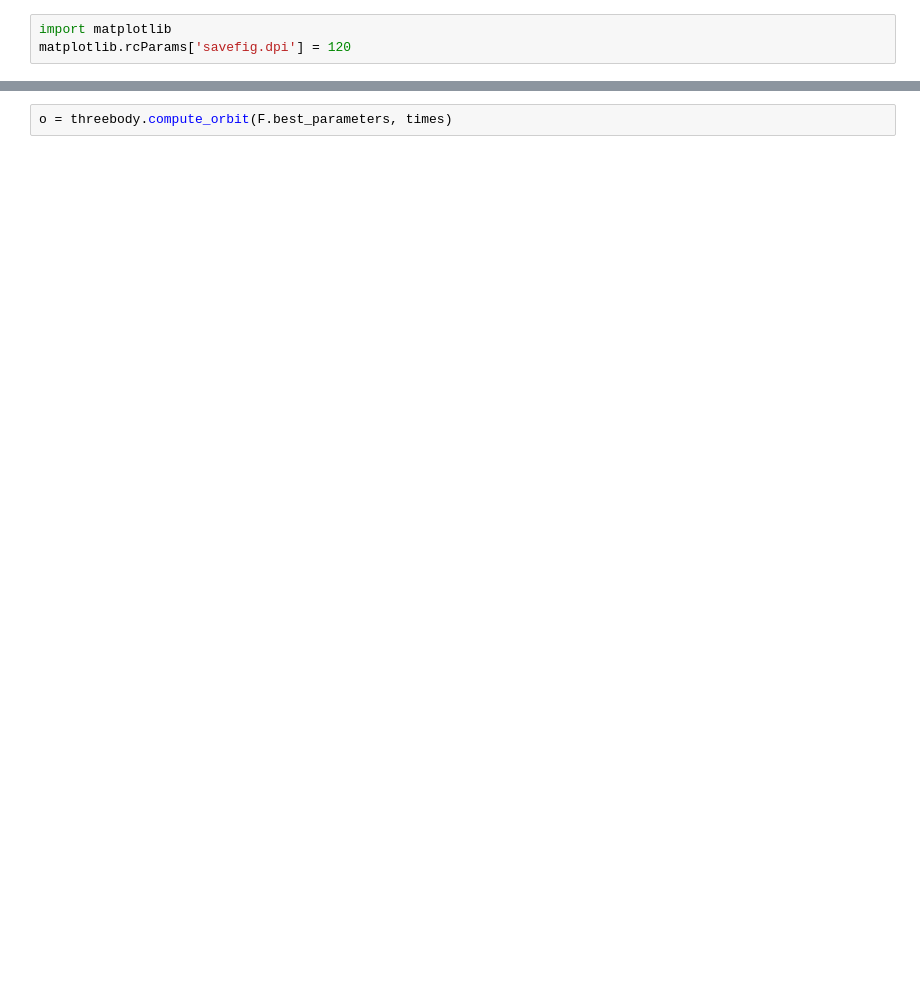
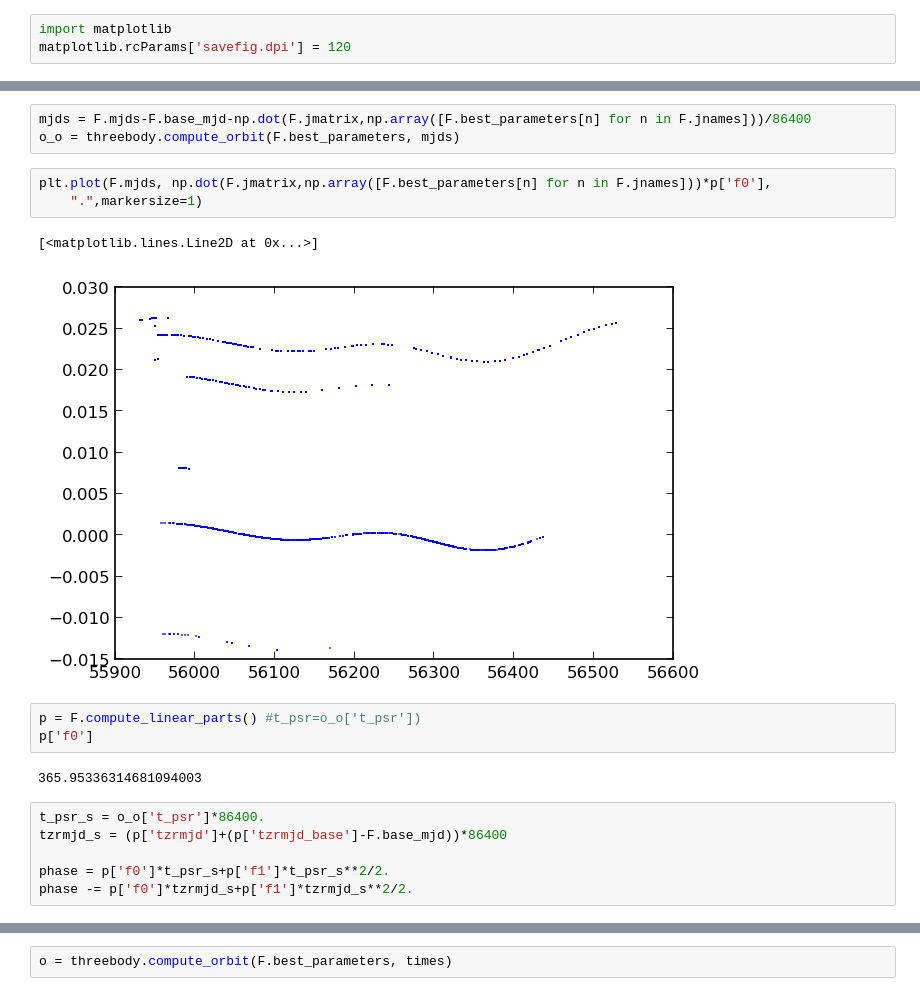
Before and after one commit to aarchiba/triplesystem, a Jupyter notebook: a-toa-generation.ipynb, the cells around one changed output, grey strips where cells are left out. Saved outputs shown, nothing was run; the diff lists cells and outputs as text; blank space fills up the shorter version.

```diff
--- a/a-toa-generation.ipynb
+++ b/a-toa-generation.ipynb
@@ -23,0 +46,20 @@ F = threebody.Fitter("0337+17-scott-2013-06-06",tzrmjd_middle='weighted',ppn_mod
+# %%
+mjds = F.mjds-F.base_mjd-np.dot(F.jmatrix,np.array([F.best_parameters[n] for n in F.jnames]))/86400
+o_o = threebody.compute_orbit(F.best_parameters, mjds)
+# %%
+plt.plot(F.mjds, np.dot(F.jmatrix,np.array([F.best_parameters[n] for n in F.jnames]))*p['f0'],
+    ".",markersize=1)
+# %% [output]
+[<matplotlib.lines.Line2D at 0x...>]
+[figure, added]
+# %%
+p = F.compute_linear_parts() #t_psr=o_o['t_psr'])
+p['f0']
+# %% [output]
+365.95336314681094003
+# %%
+t_psr_s = o_o['t_psr']*86400.
+tzrmjd_s = (p['tzrmjd']+(p['tzrmjd_base']-F.base_mjd))*86400
+
+phase = p['f0']*t_psr_s+p['f1']*t_psr_s**2/2.
+phase -= p['f0']*tzrmjd_s+p['f1']*tzrmjd_s**2/2.
```
Also changed, not shown: parts of 24 cells of this notebook, 26 other files.
